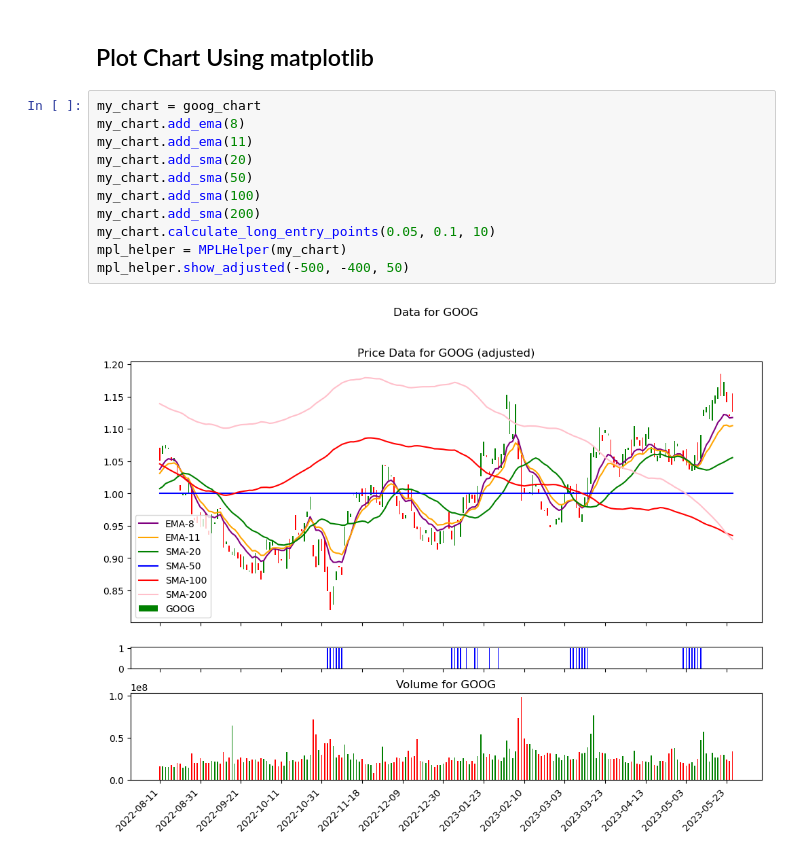
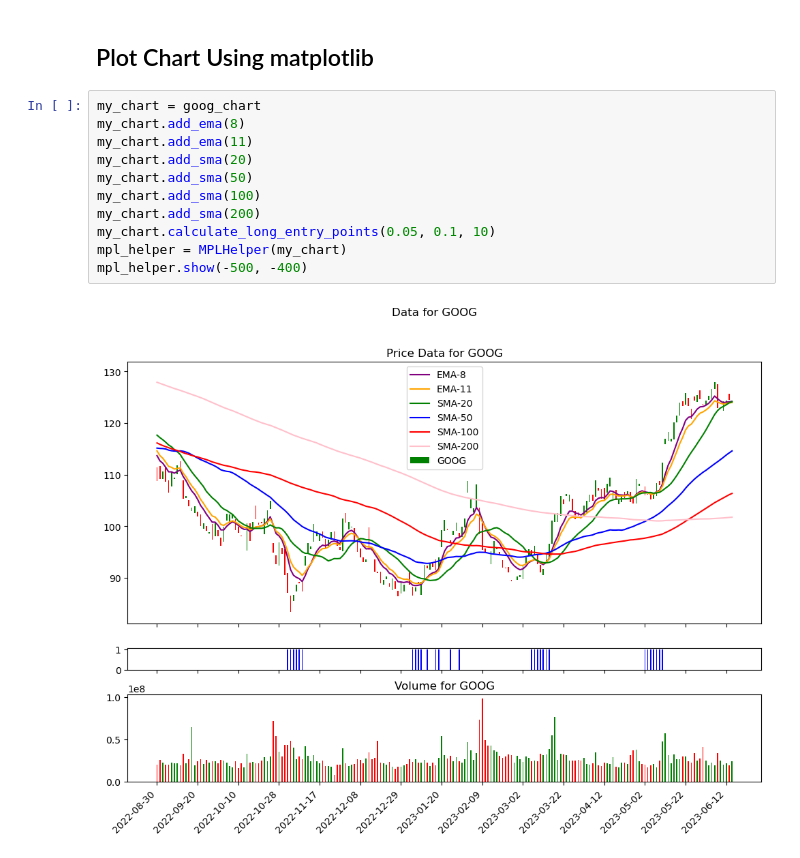
Before and after one commit to BG-RyanM/ml-explorations, a Jupyter notebook: stock-analysis/stock-analysis-foundation.ipynb, the cells around one changed output. Drawn from its saved outputs; the diff is of its cells as text.

```diff
--- a/stock-analysis/stock-analysis-foundation.ipynb
+++ b/stock-analysis/stock-analysis-foundation.ipynb
@@ -94,13 +94,13 @@ SMA-30 value is 135.4459437052409
 # %%
 my_chart = goog_chart
 my_chart.add_ema(8)
 my_chart.add_ema(11)
 my_chart.add_sma(20)
 my_chart.add_sma(50)
 my_chart.add_sma(100)
 my_chart.add_sma(200)
 my_chart.calculate_long_entry_points(0.05, 0.1, 10)
 mpl_helper = MPLHelper(my_chart)
-mpl_helper.show_adjusted(-500, -400, 50)
+mpl_helper.show(-500, -400)
 # %% [output]
-[figure, old version]
+[figure, new version]
```
Also changed, not shown: parts of 2 cells of this notebook, 3 other files.
